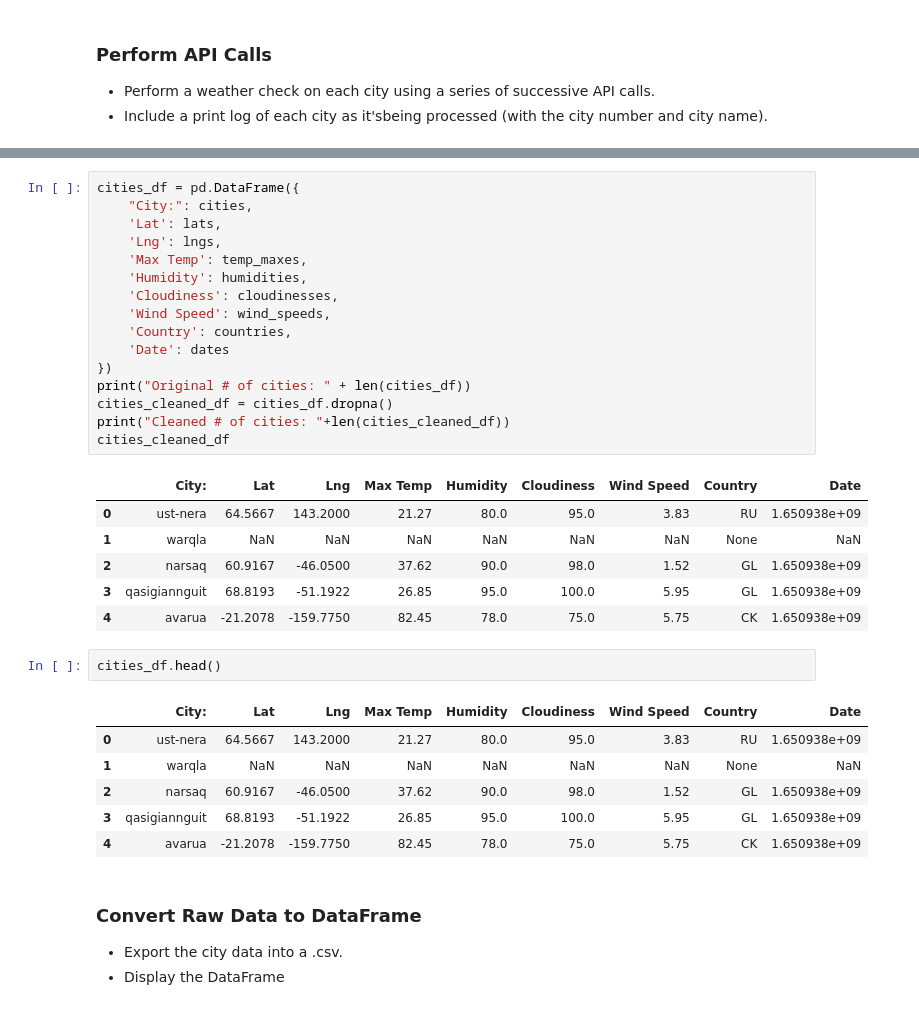
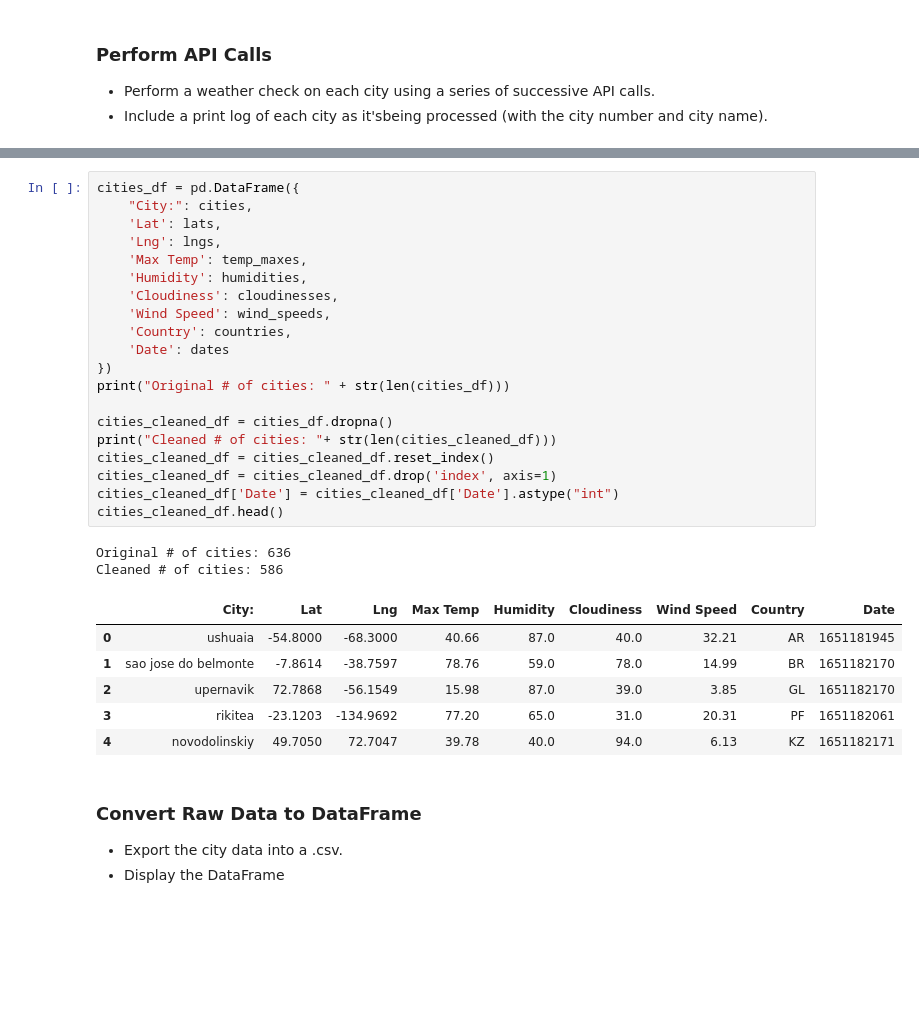
Before and after one commit to RL-Lane/python-api-challenge, a Jupyter notebook: WeatherPy.ipynb, the cells around one changed output, grey strips where cells are left out. Cells and saved outputs as stored; diff of their text form; blank space fills up the shorter version.

```diff
--- a/WeatherPy.ipynb
+++ b/WeatherPy.ipynb
@@ -127,35 +128,32 @@ Processing Record 636 of Set 1 | griffith
 # %%
 cities_df = pd.DataFrame({
     "City:": cities,
     'Lat': lats,
     'Lng': lngs,
     'Max Temp': temp_maxes,
     'Humidity': humidities,
     'Cloudiness': cloudinesses,
     'Wind Speed': wind_speeds,
     'Country': countries,
     'Date': dates
 })
-print("Original # of cities: " + len(cities_df))
+print("Original # of cities: " + str(len(cities_df)))
+
 cities_cleaned_df = cities_df.dropna()
-print("Cleaned # of cities: "+len(cities_cleaned_df))
-cities_cleaned_df
+print("Cleaned # of cities: "+ str(len(cities_cleaned_df)))
+cities_cleaned_df = cities_cleaned_df.reset_index()
+cities_cleaned_df = cities_cleaned_df.drop('index', axis=1)
+cities_cleaned_df['Date'] = cities_cleaned_df['Date'].astype("int")
+cities_cleaned_df.head()
 # %% [output]
+Original # of cities: 636
+Cleaned # of cities: 586
 |  | City: | Lat | Lng | Max Temp | Humidity | Cloudiness | Wind Speed | Country | Date |
-| 0 | ust-nera | 64.5667 | 143.2000 | 21.27 | 80.0 | 95.0 | 3.83 | RU | 1.650938e+09 |
-| 1 | warqla | NaN | NaN | NaN | NaN | NaN | NaN | None | NaN |
-| 2 | narsaq | 60.9167 | -46.0500 | 37.62 | 90.0 | 98.0 | 1.52 | GL | 1.650938e+09 |
-| 3 | qasigiannguit | 68.8193 | -51.1922 | 26.85 | 95.0 | 100.0 | 5.95 | GL | 1.650938e+09 |
-| 4 | avarua | -21.2078 | -159.7750 | 82.45 | 78.0 | 75.0 | 5.75 | CK | 1.650938e+09 |
+| 0 | ushuaia | -54.8000 | -68.3000 | 40.66 | 87.0 | 40.0 | 32.21 | AR | 1651181945 |
+| 1 | sao jose do belmonte | -7.8614 | -38.7597 | 78.76 | 59.0 | 78.0 | 14.99 | BR | 1651182170 |
+| 2 | upernavik | 72.7868 | -56.1549 | 15.98 | 87.0 | 39.0 | 3.85 | GL | 1651182170 |
+| 3 | rikitea | -23.1203 | -134.9692 | 77.20 | 65.0 | 31.0 | 20.31 | PF | 1651182061 |
+| 4 | novodolinskiy | 49.7050 | 72.7047 | 39.78 | 40.0 | 94.0 | 6.13 | KZ | 1651182171 |
-# %%
-cities_df.head()
-# %% [output]
-|  | City: | Lat | Lng | Max Temp | Humidity | Cloudiness | Wind Speed | Country | Date |
-| 0 | ust-nera | 64.5667 | 143.2000 | 21.27 | 80.0 | 95.0 | 3.83 | RU | 1.650938e+09 |
-| 1 | warqla | NaN | NaN | NaN | NaN | NaN | NaN | None | NaN |
-| 2 | narsaq | 60.9167 | -46.0500 | 37.62 | 90.0 | 98.0 | 1.52 | GL | 1.650938e+09 |
-| 3 | qasigiannguit | 68.8193 | -51.1922 | 26.85 | 95.0 | 100.0 | 5.95 | GL | 1.650938e+09 |
-| 4 | avarua | -21.2078 | -159.7750 | 82.45 | 78.0 | 75.0 | 5.75 | CK | 1.650938e+09 |
 # %% [markdown]
 ### Convert Raw Data to DataFrame
 * Export the city data into a .csv.
```
Also changed, not shown: parts of 5 cells of this notebook.
